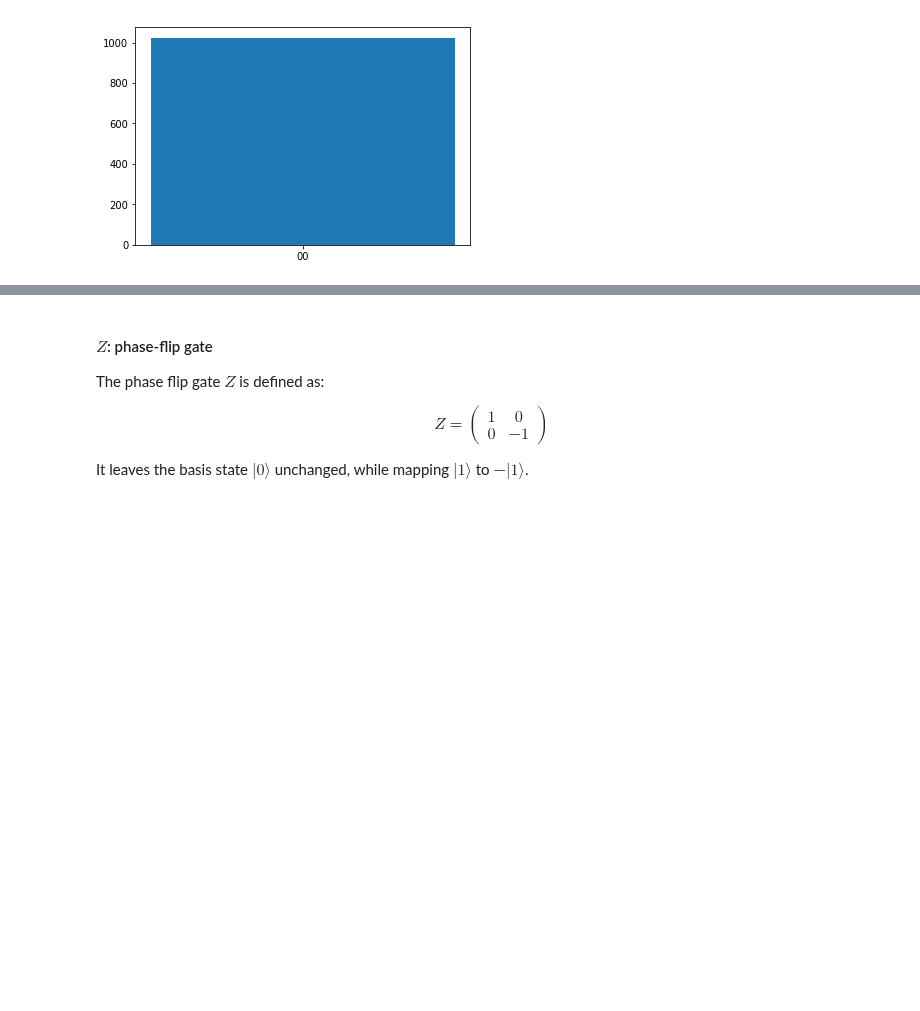
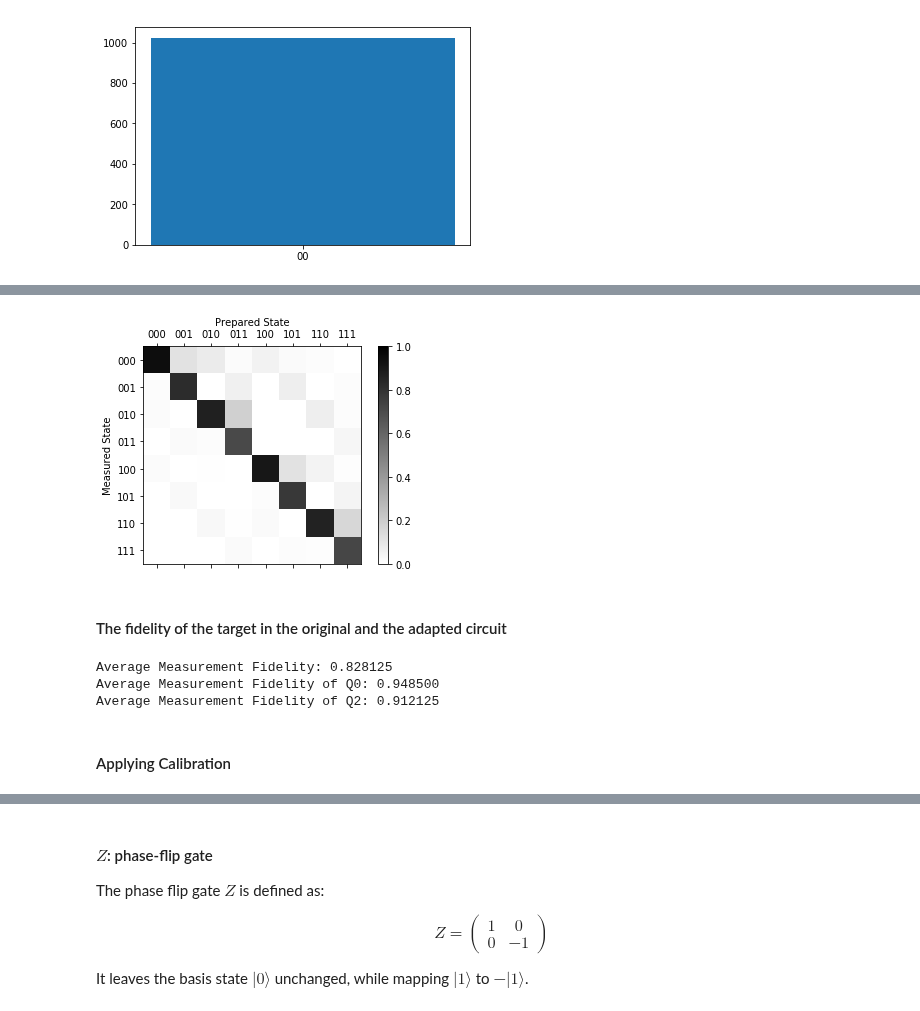
Before and after one commit to afonsofr/Qiskit_hands_on, a Jupyter notebook: basics.ipynb, the cells around one changed output, grey strips where cells are left out. Cells and saved outputs as stored; diff of their text form; code cells hidden in the pictures; blank space fills up the shorter version.

Commit message:
add ignis

```diff
--- a/basics.ipynb
+++ b/basics.ipynb
@@ -505,0 +528,4 @@ simulation:
+# %%
+# Generate the calibration circuits
+qr = qiskit.QuantumRegister(2)
+meas_calibs, state_labels = complete_meas_cal(qubit_list=[0,1], qr=qr, circlabel='mcal')
@@ -505,0 +534,3 @@ simulation:
+# %%
+job_ignis = execute(meas_calibs, backend=backend, shots=1000)
+cal_results = job_ignis.result()
@@ -505,0 +543,4 @@ simulation:
+# %%
+# The calibration matrix without noise is the identity matrix
+meas_fitter = CompleteMeasFitter(cal_results, state_labels, circlabel='mcal')
+print(meas_fitter.cal_matrix)
@@ -505,0 +556,24 @@ simulation:
+# %%
+# Plot the calibration matrix
+meas_fitter.plot_calibration()
+# %% [output]
+[figure, added]
+# %% [markdown]
+#### The fidelity of the target in the original and the adapted circuit
+# %%
+# What is the measurement fidelity?
+print("Average Measurement Fidelity: %f" % meas_fitter.readout_fidelity())
+
+# What is the measurement fidelity of Q0? - target of the adapted circuit
+print("Average Measurement Fidelity of Q0: %f" % meas_fitter.readout_fidelity(
+    label_list = [['000','001','010','011'],['100','101','110','111']]))
+
+# What is the measurement fidelity of Q1? - target of the original circuit
+print("Average Measurement Fidelity of Q1: %f" % meas_fitter.readout_fidelity(
+    label_list = [['000','001','100','101'],['010','011','110','111']]))
+# %% [output]
+Average Measurement Fidelity: 0.828125
+Average Measurement Fidelity of Q0: 0.948500
+Average Measurement Fidelity of Q2: 0.912125
+# %% [markdown]
+#### Applying Calibration
```
Also changed, not shown: parts of 12 cells of this notebook, 1 other file.
